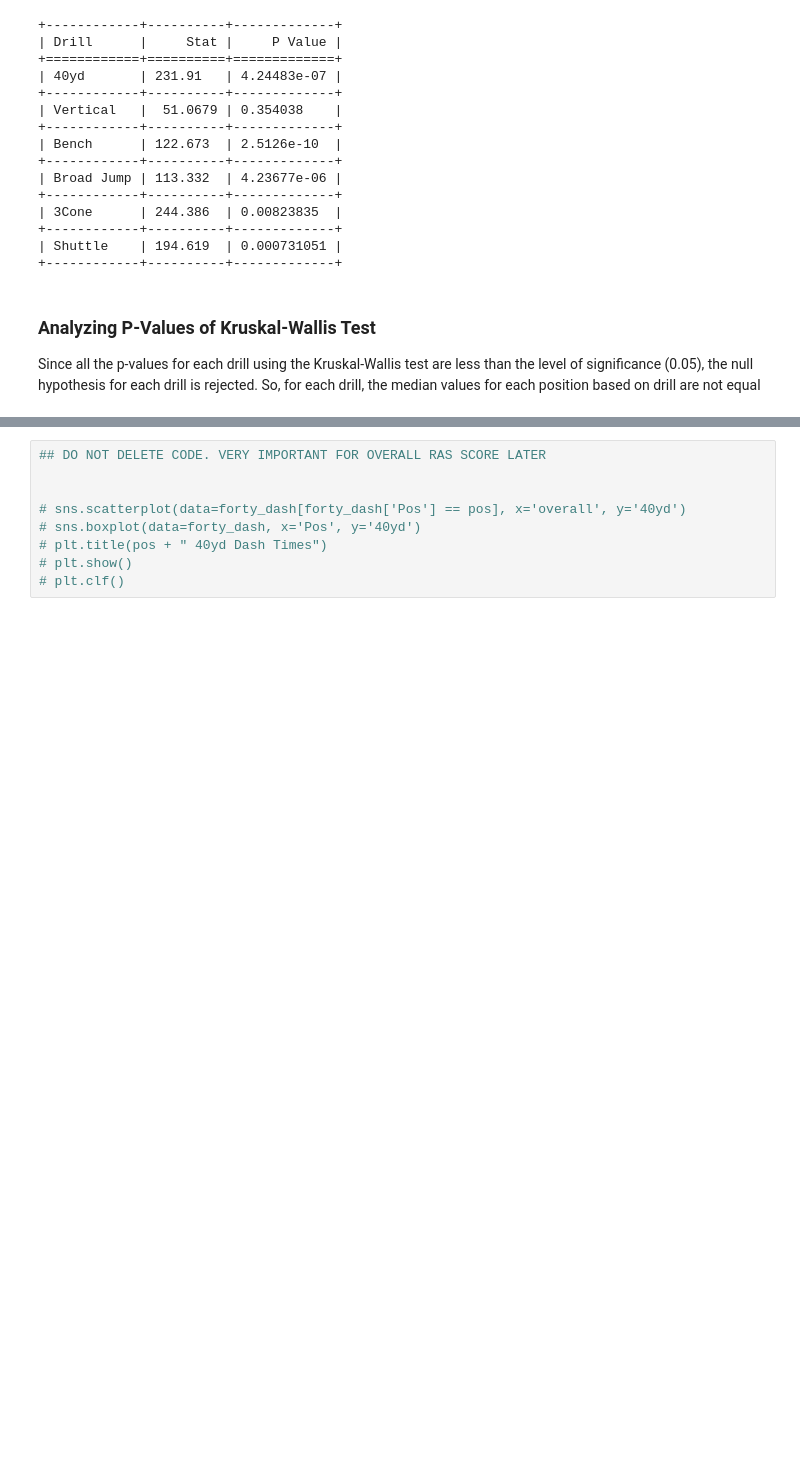
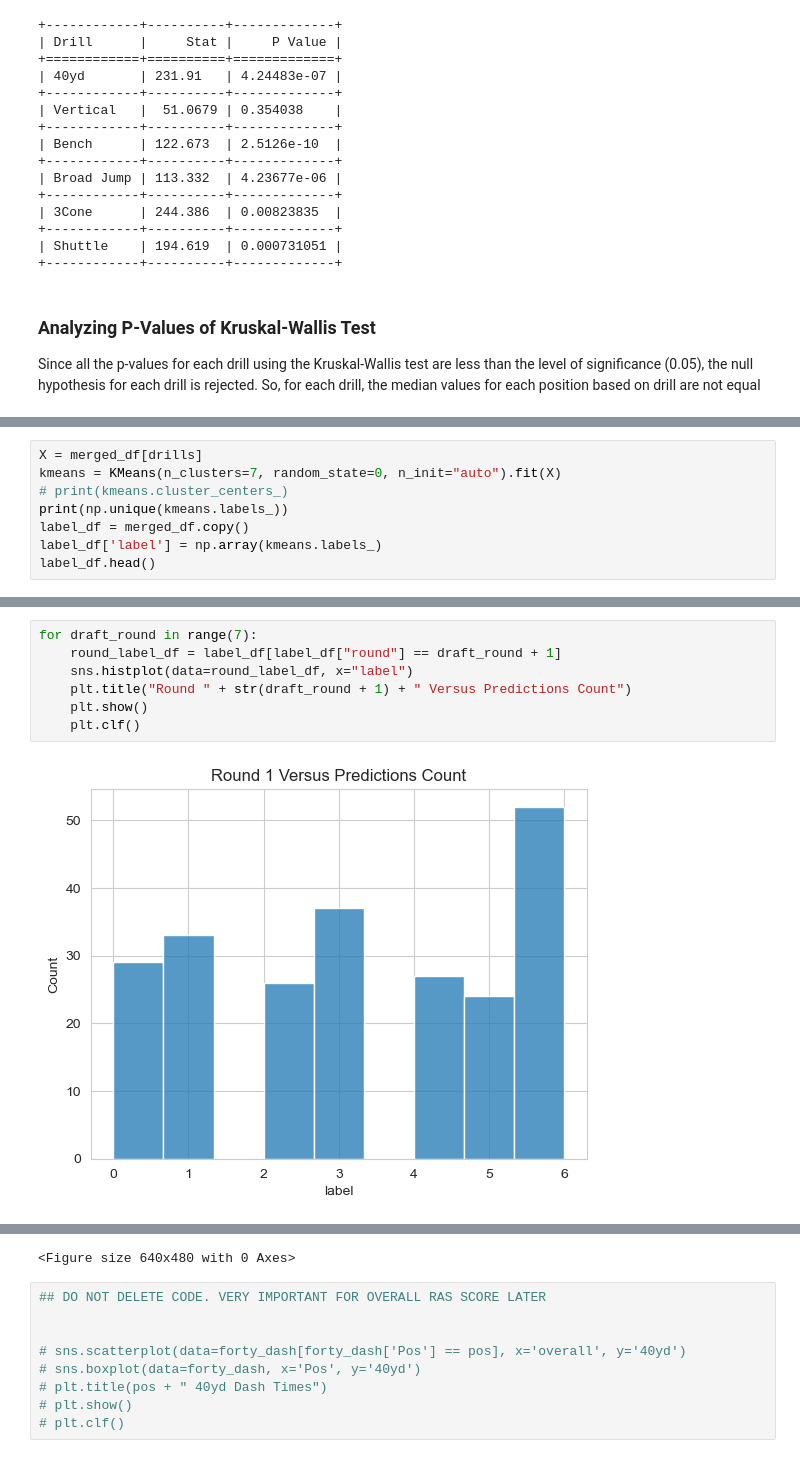
Before and after one commit to mcdonaldpmsoe/CSC2621-Final, a Jupyter notebook: main.ipynb, the cells around one changed output, grey strips where cells are left out. Saved outputs shown, nothing was run; the diff lists cells and outputs as text; blank space fills up the shorter version.

Commit message:
kmeans

```diff
--- a/main.ipynb
+++ b/main.ipynb
@@ -302,0 +323,8 @@ Since all the p-values for each drill using the Kruskal-Wallis test are less tha
+# %%
+X = merged_df[drills]
+kmeans = KMeans(n_clusters=7, random_state=0, n_init="auto").fit(X)
+# print(kmeans.cluster_centers_)
+print(np.unique(kmeans.labels_))
+label_df = merged_df.copy()
+label_df['label'] = np.array(kmeans.labels_)
+label_df.head()
@@ -302,0 +339,9 @@ Since all the p-values for each drill using the Kruskal-Wallis test are less tha
+# %%
+for draft_round in range(7):
+    round_label_df = label_df[label_df["round"] == draft_round + 1]
+    sns.histplot(data=round_label_df, x="label")
+    plt.title("Round " + str(draft_round + 1) + " Versus Predictions Count")
+    plt.show()
+    plt.clf()
+# %% [output]
+[figure, added]
@@ -303,3 +354,4 @@ Since all the p-values for each drill using the Kruskal-Wallis test are less tha
+<Figure size 640x480 with 0 Axes>
 # %%
 ## DO NOT DELETE CODE. VERY IMPORTANT FOR OVERALL RAS SCORE LATER
 
```
Also changed, not shown: parts of 9 cells of this notebook.
